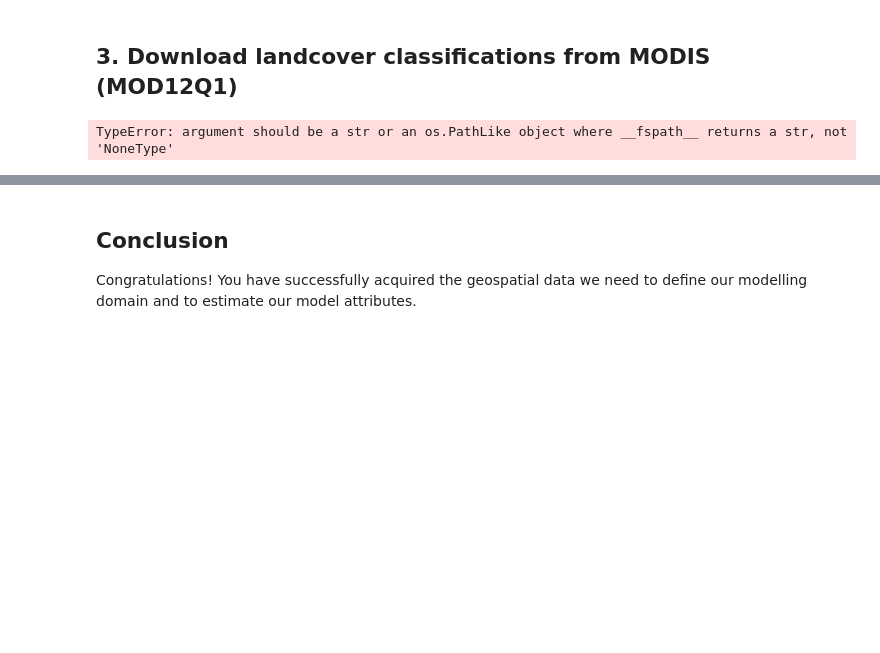
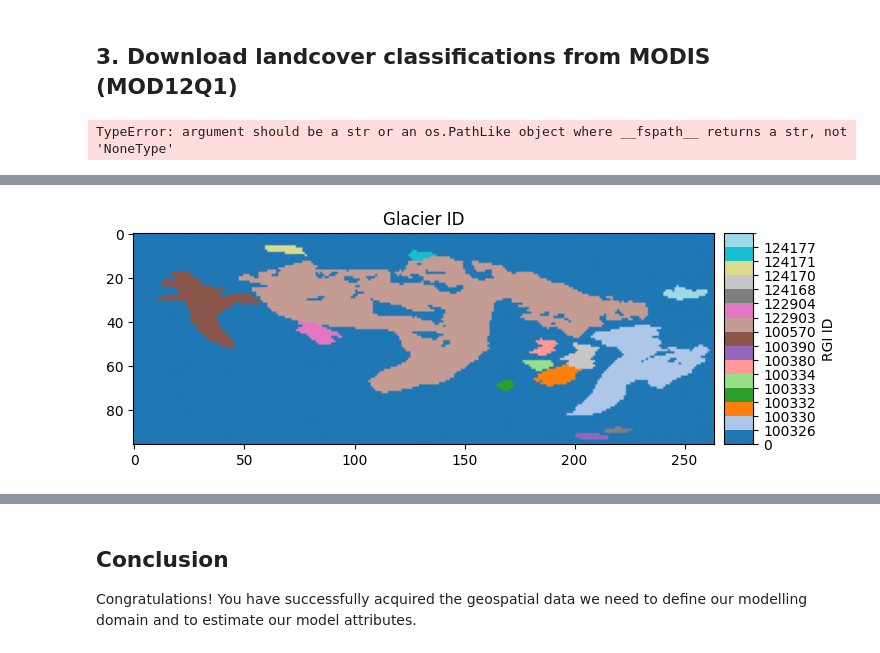
Before and after one commit to ashleymedin/CONFLUENCE, a Jupyter notebook: jupyter notebooks/2_domain_definition/2b_estimate_attributes.ipynb, the cells around one changed output, grey strips where cells are left out. Saved outputs shown, nothing was run; the diff lists cells and outputs as text; code cells hidden in the pictures; blank space fills up the shorter version.

```diff
--- a/jupyter notebooks/2_domain_definition/2b_estimate_attributes.ipynb
+++ b/jupyter notebooks/2_domain_definition/2b_estimate_attributes.ipynb
@@ -524,0 +421,10 @@ plt.show()
+# %%
+# ablation zone sometimes does not reach to the glacier edge, so extend it out 50m
+abl_utm = abl.to_crs(utm_crs) # convert the ablation zone geometries to the UTM coordinate system
+abl_utm['geometry'] = abl_utm['geometry'].buffer(50)
+
+# Convert the geometries back to the original geographic coordinate system
+abl = abl_utm.to_crs(target_crs)
+
+# ablation zone sometimes contains polygons that are not glaciers, remove these
+abl = gpd.overlay(abl, glc, how='intersection')
@@ -524,0 +525,34 @@ plt.show()
+# %%
+# glacier ID (for all glaciers, not glacierets)
+glacier_id = np.zeros(dem_data.shape, dtype=np.int32) # default to 0 (no glacier), glacier IDs start at 1
+col_id = np.zeros(1+len(big), dtype=np.int32)
+j = 0
+for i, glacier in big.iterrows():
+    mask_array = geometry_mask([glacier.geometry], transform=dem_transform, invert=True, out_shape=dem_data.shape)
+    id = int(glacier['RGIId'][9:]) + int(glacier['RGIId'][6:8]) * 100000
+    glacier_id[mask_array] = id
+    j += 1
+    col_id[j] = id
+
+# Write the glacier ID to a tiff file
+output_file = glacier_dir / f"domain_{config['DOMAIN_NAME']}_glacier_id.tif"
+meta.update(count=1, dtype='int32')
+with rasterio.open(output_file, 'w', **meta) as dst:
+    dst.write(glacier_id, 1)
+# %%
+# plot the glacier ID
+colors = plt.get_cmap('tab20', len(col_id)).colors
+cmap = ListedColormap(colors)
+norm = BoundaryNorm(boundaries=np.append(col_id, col_id[-1] + 1), ncolors=len(col_id))
+
+fig, ax = plt.subplots(figsize=(8, 8))
+im = ax.imshow(glacier_id, cmap=cmap, norm=norm)
+divider = make_axes_locatable(ax)
+cax = divider.append_axes("right", size="5%", pad=0.1)
+cbar = plt.colorbar(im, cax=cax, ticks=col_id)
+cbar.ax.tick_params(labelsize=10)
+ax.set_title('Glacier ID')
+cbar.set_label('RGI ID', fontsize=10)
+plt.show()
+# %% [output]
+[figure, added]
```
Also changed, not shown: parts of 41 cells of this notebook, 1 other file.
